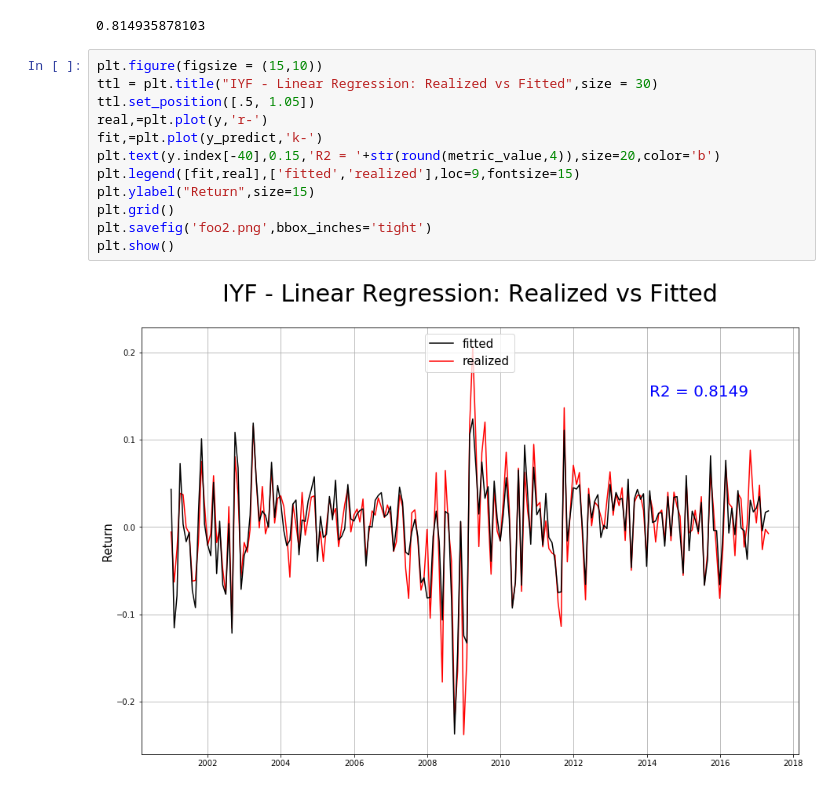
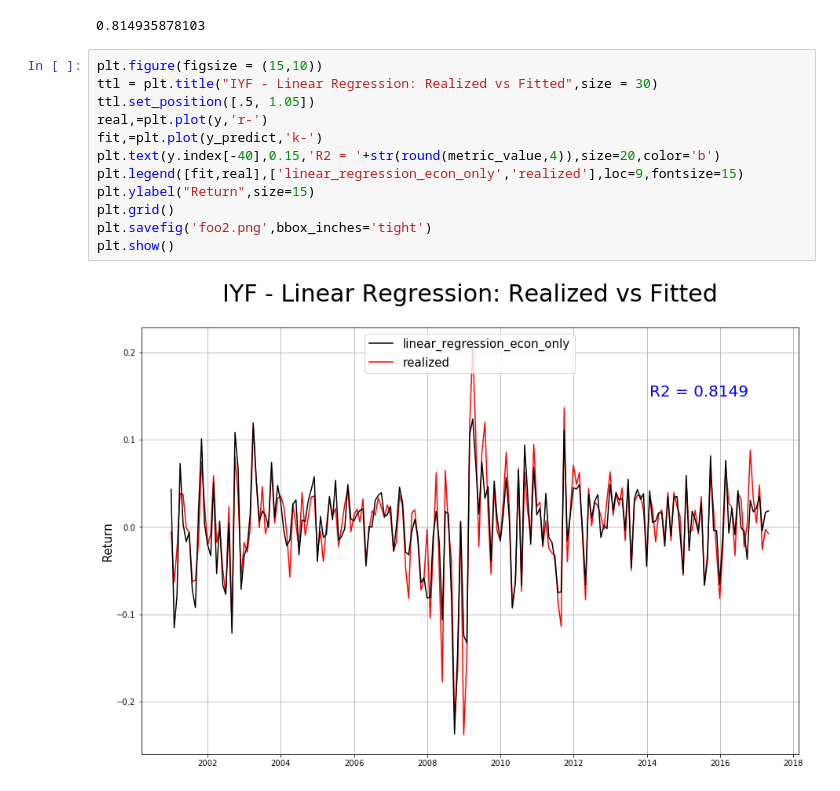
Before and after one commit to wipadawanna/Sector-Analysis, a Jupyter notebook: Luke_working_space/Plot generating codes/linear regression.ipynb, the cells around one changed output. Cells and saved outputs as stored; diff of their text form.

```diff
--- a/Luke_working_space/Plot generating codes/linear regression.ipynb
+++ b/Luke_working_space/Plot generating codes/linear regression.ipynb
@@ -81,14 +89,14 @@ print(metric_value)
 # %%
 plt.figure(figsize = (15,10))
 ttl = plt.title("IYF - Linear Regression: Realized vs Fitted",size = 30)
 ttl.set_position([.5, 1.05])
 real,=plt.plot(y,'r-')
 fit,=plt.plot(y_predict,'k-')
 plt.text(y.index[-40],0.15,'R2 = '+str(round(metric_value,4)),size=20,color='b')
-plt.legend([fit,real],['fitted','realized'],loc=9,fontsize=15)
+plt.legend([fit,real],['linear_regression_econ_only','realized'],loc=9,fontsize=15)
 plt.ylabel("Return",size=15)
 plt.grid()
 plt.savefig('foo2.png',bbox_inches='tight')
 plt.show()
 # %% [output]
-[figure, old version]
+[figure, new version]
```
Also changed, not shown: parts of 3 cells of this notebook, 5 other files.
